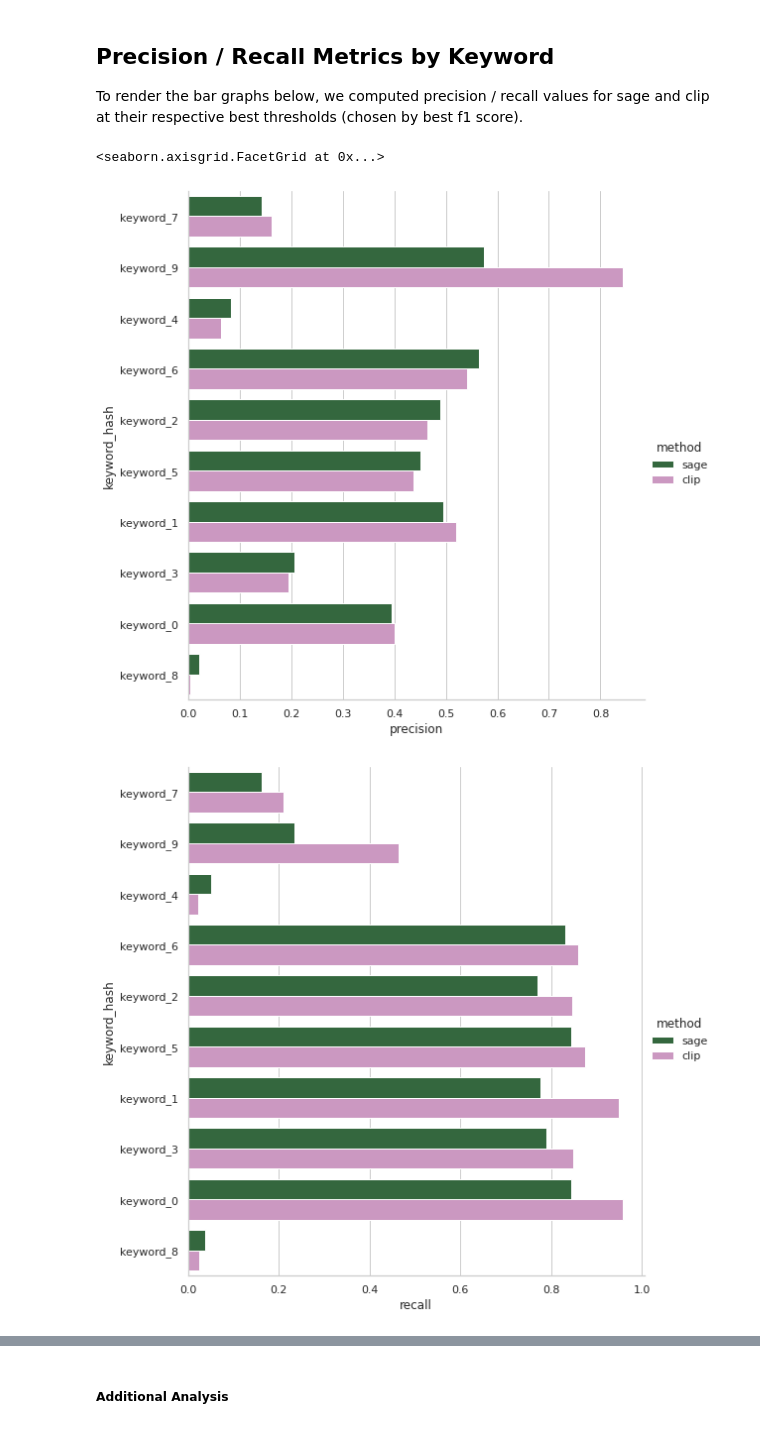
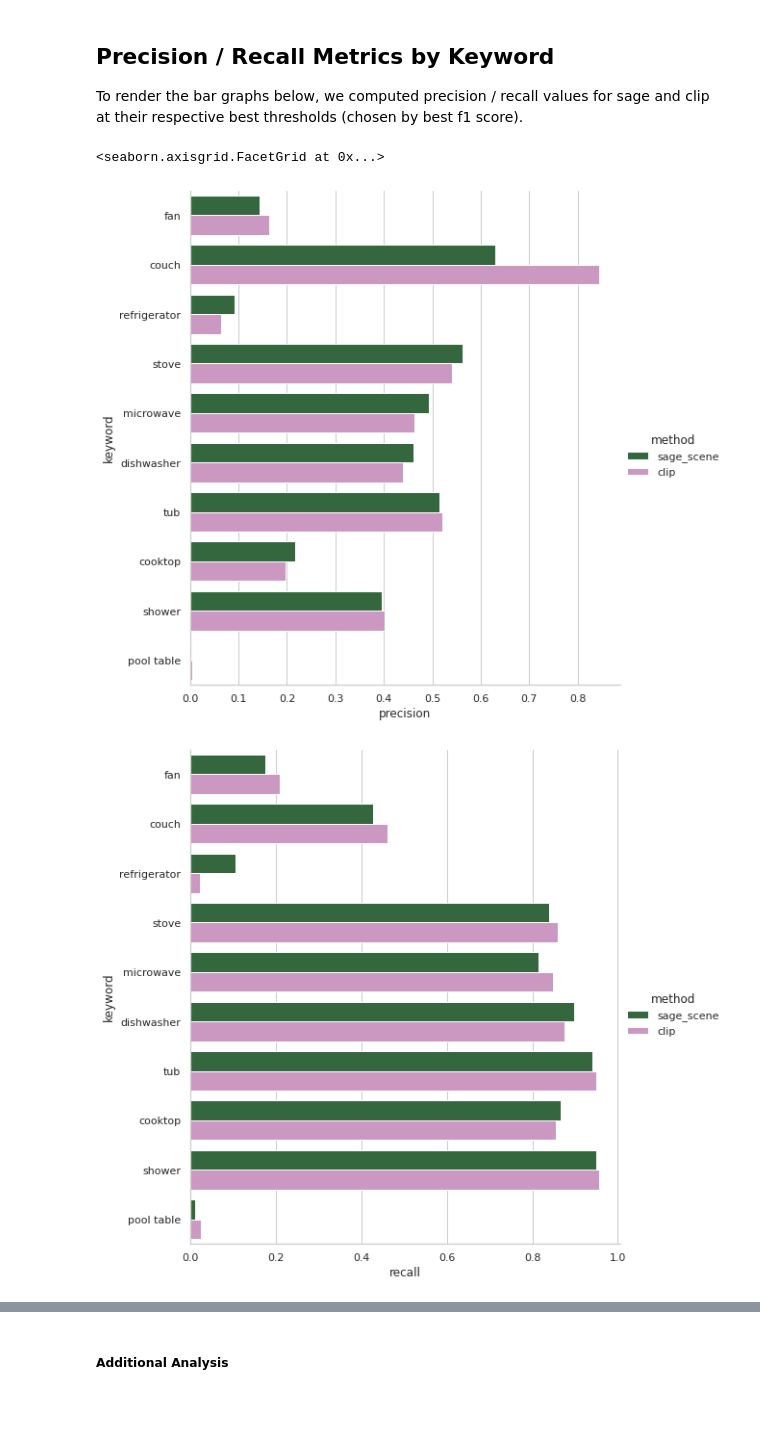
Before and after one commit to tanyanaheta/capstone-mmkg, a Jupyter notebook: notebooks/validation_exp_all.ipynb, the cells around one changed output, grey strips where cells are left out. Drawn from its saved outputs; the diff is of its cells as text; code cells hidden in the pictures.

```diff
--- a/notebooks/validation_exp_all.ipynb
+++ b/notebooks/validation_exp_all.ipynb
@@ -545,7 +564,7 @@ eval_subgraph = eval_subgraph.add_self_loop()
 
 u_eval, v_eval = eval_subgraph.edges()
 eval_subgraph_eids = eval_subgraph.edge_ids(u_eval, v_eval)
-layer_sampler = dgl.dataloading.NeighborSampler(fanouts=[10, 25]) # During message passing between GNN layers, each node accept messages from a maximum of 25 incoming nodes
+layer_sampler = dgl.dataloading.NeighborSampler(fanouts=[3]) # During message passing between GNN layers, each node accept messages from a maximum of 25 incoming nodes
 batch_size = len(eval_subgraph.edges()[0])
 
 def eval_dataloader(g, layer_sampler, batch_size, eids):
@@ -748,0 +749,12 @@ plt.show()
+# %%
+macro_metrics = ['recall_macro', 'precision_macro', 'f1_macro']
+metrics_dfs = {'sage': sage_metrics, 'clip': clip_metrics}
+best_rows = {}
+for method in ['sage', 'clip']:
+    print(f'Best {method} metrics: ')
+    best_rows[method] = {}
+    metric_df = metrics_dfs[method]
+    metric = 'f1_macro'
+    best_rows[method][metric] = metric_df[metric_df[metric]==metric_df[metric].max()][['threshold']+macro_metrics].iloc[0,:]
+    print(f'Metrics at best {metric}:\n', best_rows[method][metric])
+    print('\n')
@@ -837,7 +1024,7 @@ if reconnection_method == 'cosine':
         eval_train_kw_node_id_matches = eval_train_kw_node_idxs[kw_match_indices]
 
         eval_train_node_id_matches = torch.cat((eval_train_img_node_id_matches, eval_train_kw_node_id_matches))
-        matches.append(eval_train_node_id_matches.tolist())
+        test_eval_matches.append(eval_train_node_id_matches.tolist())
 
     test_matches_per_img = [len(match_list) for match_list in test_eval_matches]
 
@@ -931,7 +1121,7 @@ test_eval_subgraph = test_eval_subgraph.add_self_loop()
 
 u_test_eval, v_test_eval = test_eval_subgraph.edges()
 test_eval_subgraph_eids = test_eval_subgraph.edge_ids(u_test_eval, v_test_eval)
-layer_sampler = dgl.dataloading.NeighborSampler(fanouts=[10, 25]) # During message passing between GNN layers, each node accept messages from a maximum of 25 incoming nodes
+layer_sampler = dgl.dataloading.NeighborSampler(fanouts=[3]) # During message passing between GNN layers, each node accept messages from a maximum of 25 incoming nodes
 batch_size = len(test_eval_subgraph_eids)
 
 def test_eval_dataloader(g, layer_sampler, batch_size, eids):
@@ -1153,39 +1328,41 @@ for exp_name in results_by_keyword:
     prec_rec_f1_data = pd.concat([prec_rec_f1_data, exp_results], ignore_index=True)
 
 prec_rec_f1_data.to_csv('prec_rec_f1_data.csv', index=False)
 
 keyword_hashes = [test_new_old_node_id_mapping[str(key.item())] for key in test_keyword_node_ids]
-keyword_hashes_mask = [f'keyword_{i}' for i in range(len(keyword_hashes))]
+hash_keyword_mapper = json.load(open('notebooks/hash_keyword_mapper.json', 'r'))
+keyword_hashes_mask = [hash_keyword_mapper[keyword_hashes[i]] if keyword_hashes[i] in list(hash_keyword_mapper.keys())
+                         else f'keyword_{i}' for i in range(len(keyword_hashes))]
 
 by_keyword_results = pd.concat([pd.DataFrame({'keyword_hash': keyword_hashes_mask,
-                                              'method': 'sage',
+                                              'method': f'sage_{reconnection_method}',
                                               'precision': best_sage_results_by_keyword['precision'],
                                               'recall': best_sage_results_by_keyword['recall'],
                                               'weights': weights}).sort_values(by='weights', ascending=False),
                                 pd.DataFrame({'keyword_hash': keyword_hashes_mask,
                                               'method': 'clip',
                                               'precision': best_clip_results_by_keyword['precision'],
                                               'recall': best_clip_results_by_keyword['recall'],
                                               'weights': weights}).sort_values(by='weights', ascending=False)])
 
 ax_prec = sns.catplot(
     data=by_keyword_results, kind="bar",
     x="precision", y="keyword_hash", hue="method",
     palette="cubehelix", height=8
 )
-ax_prec.set_axis_labels("precision", "keyword_hash")
+ax_prec.set_axis_labels("precision", "keyword")
 
 ax_rec = sns.catplot(
     data=by_keyword_results, kind="bar",
     x="recall", y="keyword_hash", hue="method",
     palette="cubehelix", height=8
 )
 
-ax_rec.set_axis_labels("recall", "keyword_hash")
+ax_rec.set_axis_labels("recall", "keyword")
 # %% [output]
 <seaborn.axisgrid.FacetGrid at 0x...>
-[figure, old version]
+[figure, new version]
-[figure, old version]
+[figure, new version]
 # %%
 print(prec_rec_f1_data)
 prec_rec_f1_data_plot = pd.melt(prec_rec_f1_data, id_vars=['exp_name'], value_vars=['precision_macro', 'recall_macro', 'f1_macro',
```
Also changed, not shown: parts of 36 cells of this notebook, 5 other files.
